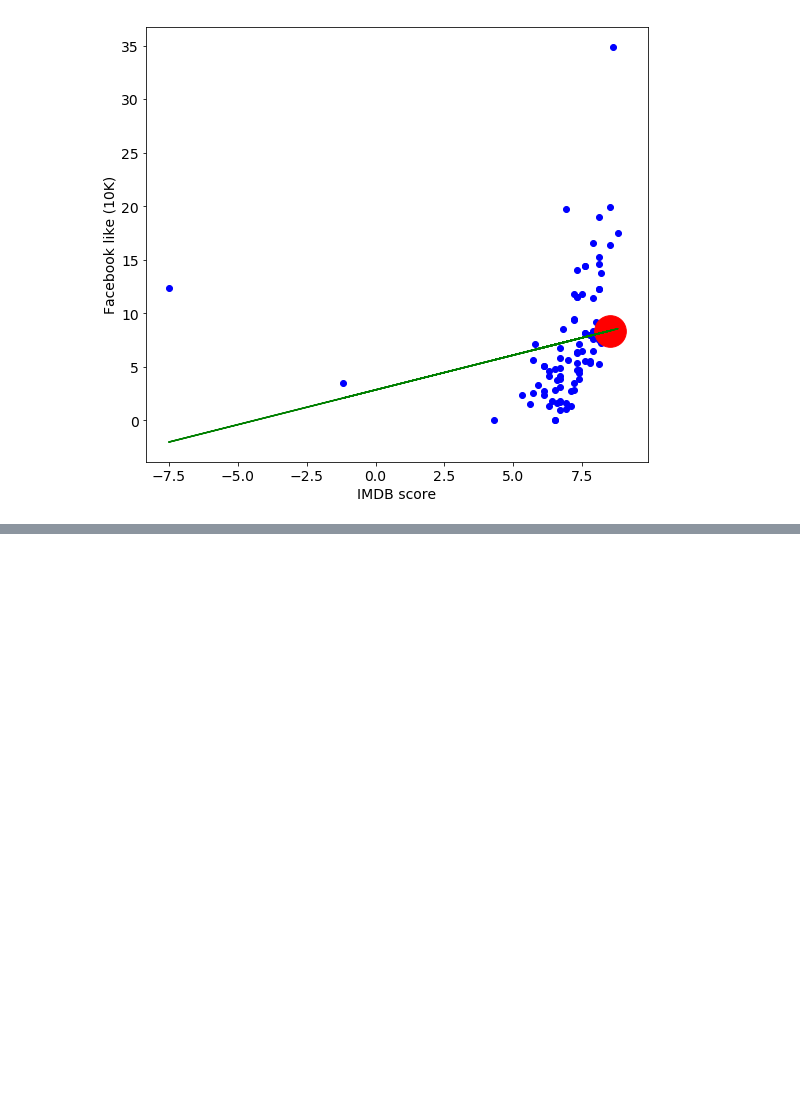
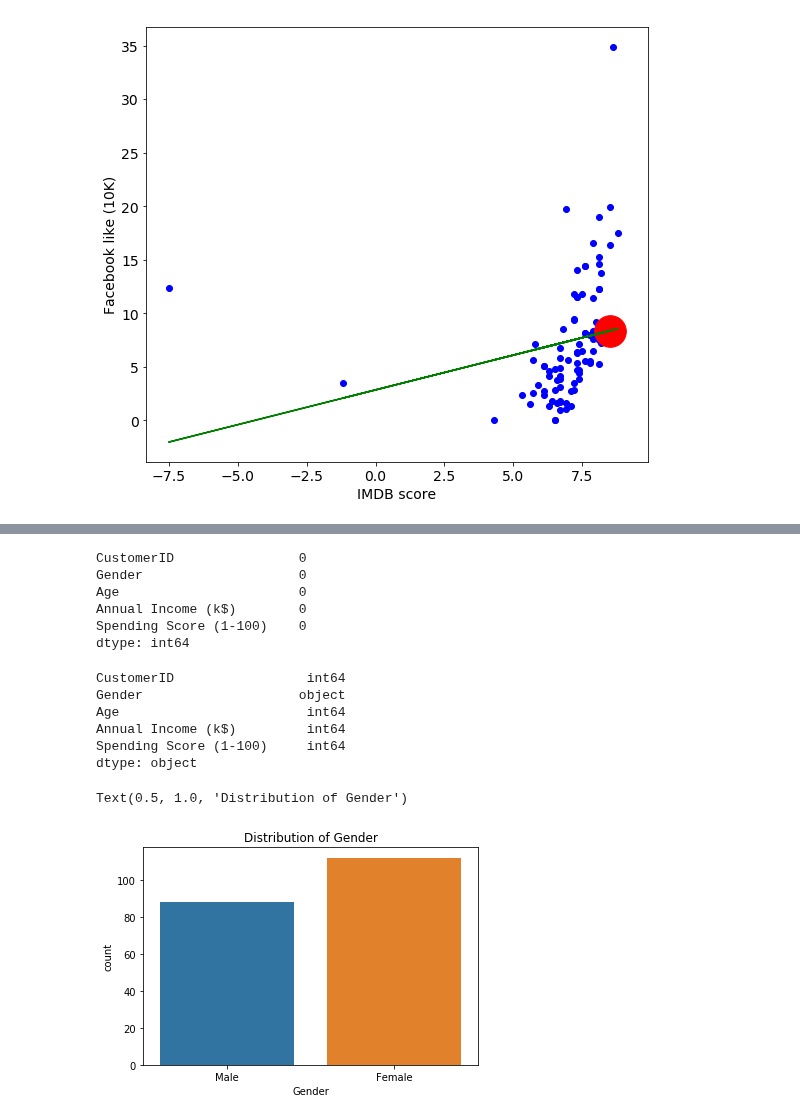
Before and after one commit to ragalaa/Directory, a Jupyter notebook: Exploratary_Data_analysis_IMDB.ipynb, the cells around one changed output, grey strips where cells are left out. Drawn from its saved outputs; the diff is of its cells as text; code cells hidden in the pictures; blank space fills up the shorter version.

```diff
--- a/Exploratary_Data_analysis_IMDB.ipynb
+++ b/Exploratary_Data_analysis_IMDB.ipynb
@@ -295,0 +300,4 @@ Facebook likes estimation (10K): [8.36754048]
+# %%
+import pandas as pd
+df=pd.read_csv("./Mall_Customers.csv")
+df.head()
@@ -295,0 +311,28 @@ Facebook likes estimation (10K): [8.36754048]
+# %%
+#Provided that our dataset does not exhibit missing values:
+df.isnull().sum()
+# %% [output]
+CustomerID                0
+Gender                    0
+Age                       0
+Annual Income (k$)        0
+Spending Score (1-100)    0
+dtype: int64
+# %%
+## Check for datatypes
+df.dtypes
+# %% [output]
+CustomerID                 int64
+Gender                    object
+Age                        int64
+Annual Income (k$)         int64
+Spending Score (1-100)     int64
+dtype: object
+# %%
+import seaborn as sns
+import matplotlib.pyplot as plt
+sns.countplot(x='Gender', data=df)
+plt.title('Distribution of Gender')
+# %% [output]
+Text(0.5, 1.0, 'Distribution of Gender')
+[figure, added]
```
Also changed, not shown: parts of 18 cells of this notebook.
